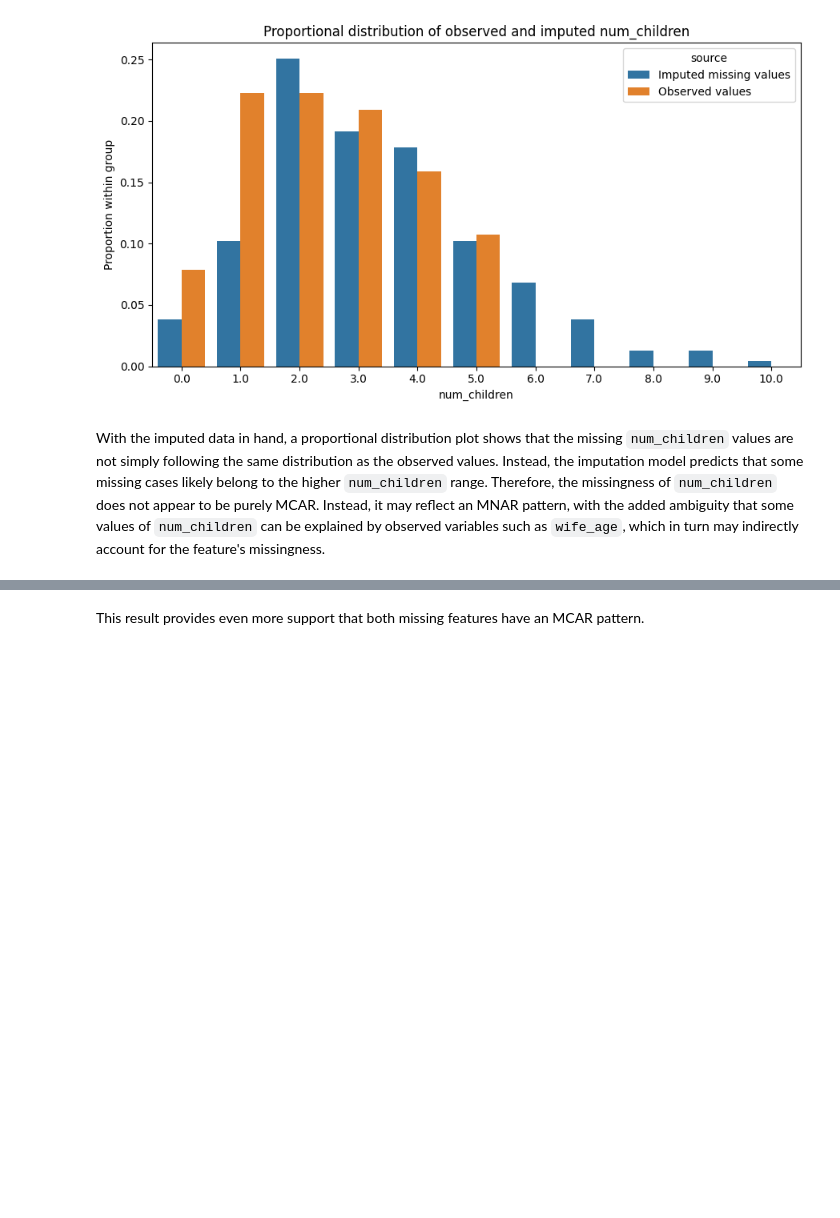
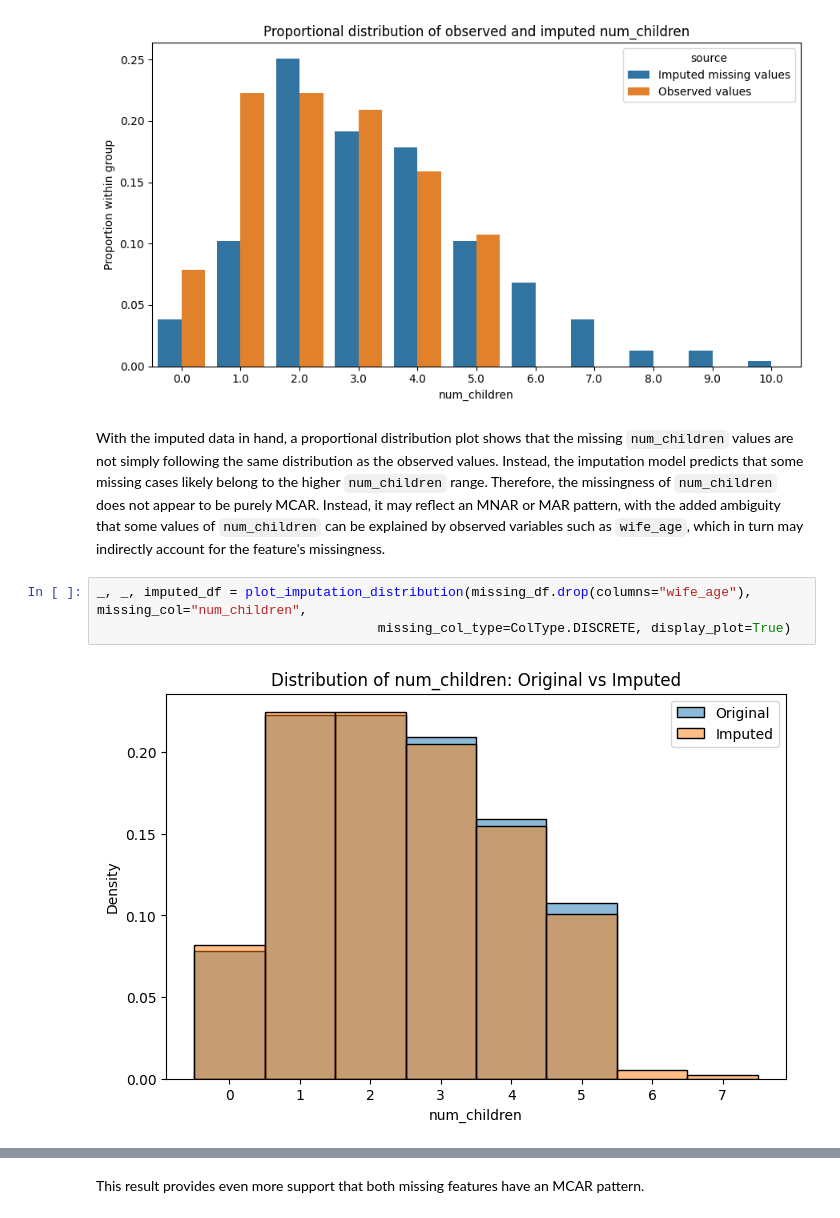
Before and after one commit to Ti-n-a/mechanism_viewer, a Jupyter notebook: use_cases/contraceptive.ipynb, the cells around one changed output, grey strips where cells are left out. Saved outputs shown, nothing was run; the diff lists cells and outputs as text; blank space fills up the shorter version.

```diff
--- a/use_cases/contraceptive.ipynb
+++ b/use_cases/contraceptive.ipynb
@@ -378,4 +378,9 @@ plt.show()
 # %% [output]
 [figure]
 # %% [markdown]
-With the imputed data in hand, a proportional distribution plot shows that the missing ``num_children`` values are not simply following the same distribution as the observed values. Instead, the imputation model predicts that some missing cases likely belong to the higher ``num_children`` range. Therefore, the missingness of `num_children` does not appear to be purely MCAR. Instead, it may reflect an MNAR pattern, with the added ambiguity that some values of ``num_children`` can be explained by observed variables such as ``wife_age``, which in turn may indirectly account for the feature's missingness.
+With the imputed data in hand, a proportional distribution plot shows that the missing ``num_children`` values are not simply following the same distribution as the observed values. Instead, the imputation model predicts that some missing cases likely belong to the higher ``num_children`` range. Therefore, the missingness of `num_children` does not appear to be purely MCAR. Instead, it may reflect an MNAR or MAR pattern, with the added ambiguity that some values of ``num_children`` can be explained by observed variables such as ``wife_age``, which in turn may indirectly account for the feature's missingness.
+# %%
+_, _, imputed_df = plot_imputation_distribution(missing_df.drop(columns="wife_age"), missing_col="num_children",
+                                    missing_col_type=ColType.DISCRETE, display_plot=True)
+# %% [output]
+[figure, added]
```
Also changed, not shown: parts of 10 cells of this notebook, 21 other files.
